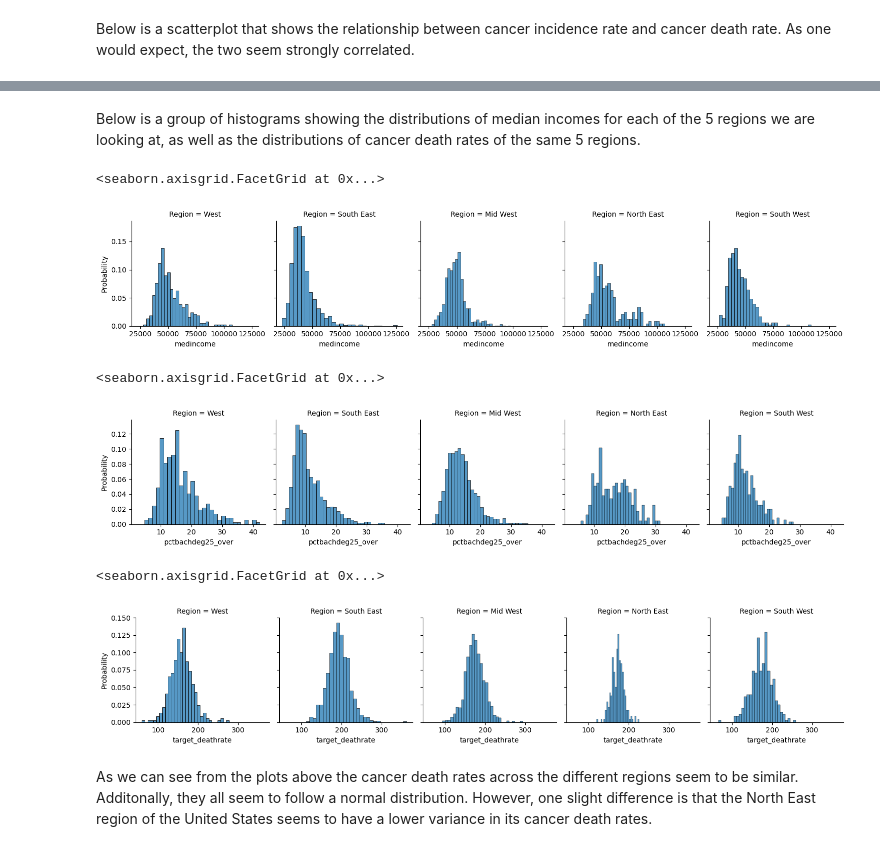
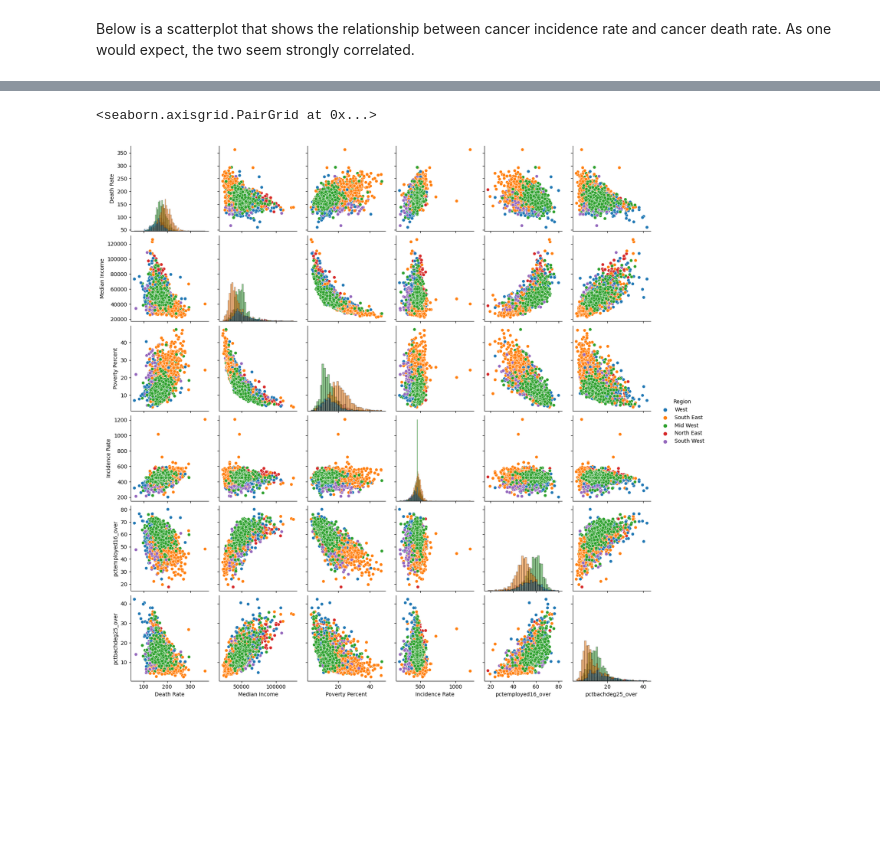
Before and after one commit to caseyhild/Data-Science-For-Cancer-Analysis, a Jupyter notebook: EDACheckpointGroup_Sp23_Casey_s_Group.ipynb, the cells around one changed output, grey strips where cells are left out. Saved outputs shown, nothing was run; the diff lists cells and outputs as text; code cells hidden in the pictures; blank space fills up the shorter version.

```diff
--- a/EDACheckpointGroup_Sp23_Casey_s_Group.ipynb
+++ b/EDACheckpointGroup_Sp23_Casey_s_Group.ipynb
@@ -289,22 +256,6 @@ plt.show()
-# %% [markdown]
-Below is a group of histograms showing the distributions of median incomes for each of the 5 regions we are looking at, as well as the distributions of cancer death rates of the same 5 regions.
-# %%
-g = sns.FacetGrid(data_cancer, col='Region')
-g.map_dataframe(sns.histplot, x='medincome', bins=30, stat='probability')
-# %% [output]
-<seaborn.axisgrid.FacetGrid at 0x...>
-[figure, removed]
-# %%
-g = sns.FacetGrid(data_cancer, col='Region')
-g.map_dataframe(sns.histplot, x='pctbachdeg25_over', bins=30, stat='probability')
-# %% [output]
-<seaborn.axisgrid.FacetGrid at 0x...>
-[figure, removed]
-# %%
-g = sns.FacetGrid(data_cancer, col='Region')
-g.map_dataframe(sns.histplot, x='target_deathrate', bins=30, stat='probability')
-# %% [output]
-<seaborn.axisgrid.FacetGrid at 0x...>
-[figure, removed]
-# %% [markdown]
-As we can see from the plots above the cancer death rates across the different regions seem to be similar. Additonally, they all seem to follow a normal distribution. However, one slight difference is that the North East region of the United States seems to have a lower variance in its cancer death rates.
+# %%
+df = data_cancer[['Region', 'Death Rate', 'Median Income', 'Poverty Percent', 'Incidence Rate', 'pctemployed16_over', 'pctbachdeg25_over']]
+sns.pairplot(df, hue='Region', diag_kind='hist')
+# %% [output]
+<seaborn.axisgrid.PairGrid at 0x...>
+[figure, added]
```
Also changed, not shown: parts of 29 cells of this notebook.
